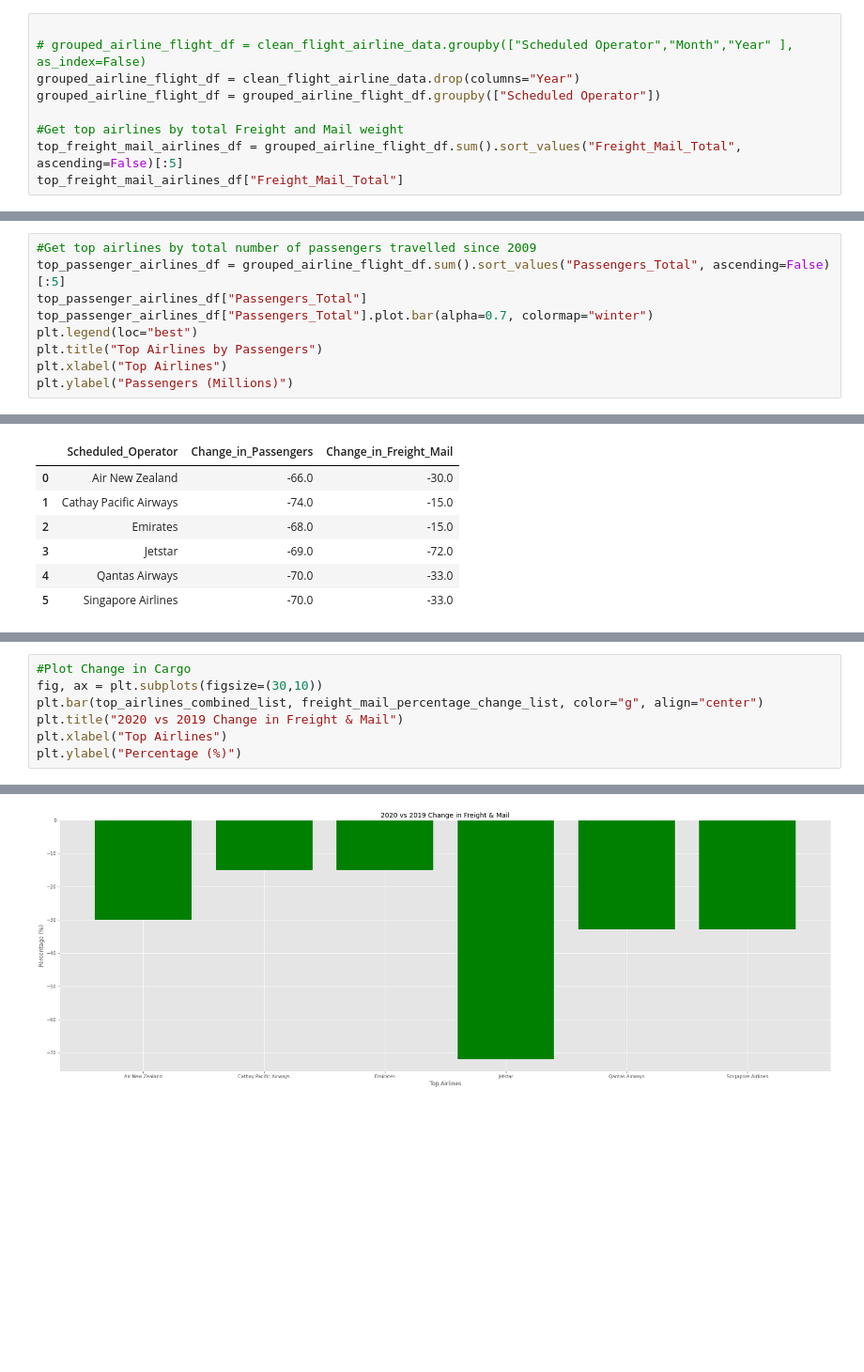
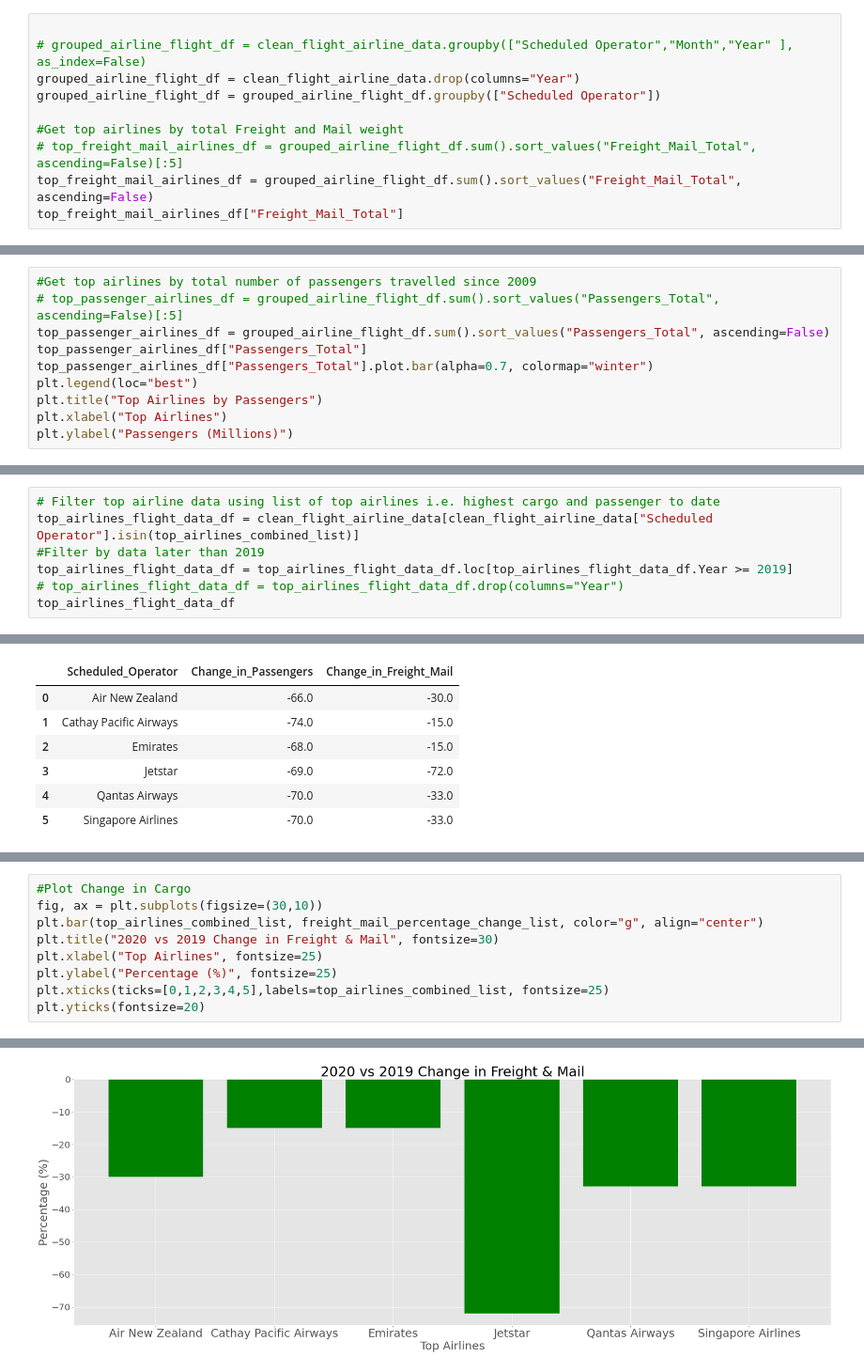
Before and after one commit to dianeyaneza/ebay-espresso, a Jupyter notebook: investigation/project_1_airline_performance.ipynb, the cells around one changed output, grey strips where cells are left out. Shown at 94% size. Drawn from its saved outputs; the diff is of its cells as text; blank space fills up the shorter version.

```diff
--- a/investigation/project_1_airline_performance.ipynb
+++ b/investigation/project_1_airline_performance.ipynb
@@ -154,7 +154,8 @@ grouped_airline_flight_df = clean_flight_airline_data.drop(columns="Year")
 grouped_airline_flight_df = grouped_airline_flight_df.groupby(["Scheduled Operator"])
 
 #Get top airlines by total Freight and Mail weight
-top_freight_mail_airlines_df = grouped_airline_flight_df.sum().sort_values("Freight_Mail_Total", ascending=False)[:5]
+# top_freight_mail_airlines_df = grouped_airline_flight_df.sum().sort_values("Freight_Mail_Total", ascending=False)[:5]
+top_freight_mail_airlines_df = grouped_airline_flight_df.sum().sort_values("Freight_Mail_Total", ascending=False)
 top_freight_mail_airlines_df["Freight_Mail_Total"]
 # %% [output]
 Scheduled Operator
@@ -183,7 +205,8 @@ Index(['Singapore Airlines', 'Qantas Airways', 'Emirates',
       dtype='object', name='Scheduled Operator')
 # %%
 #Get top airlines by total number of passengers travelled since 2009
-top_passenger_airlines_df = grouped_airline_flight_df.sum().sort_values("Passengers_Total", ascending=False)[:5]
+# top_passenger_airlines_df = grouped_airline_flight_df.sum().sort_values("Passengers_Total", ascending=False)[:5]
+top_passenger_airlines_df = grouped_airline_flight_df.sum().sort_values("Passengers_Total", ascending=False)
 top_passenger_airlines_df["Passengers_Total"]
 top_passenger_airlines_df["Passengers_Total"].plot.bar(alpha=0.7, colormap="winter")
 plt.legend(loc="best")
@@ -234,0 +287,7 @@ top_airlines_flight_data_df
+# %%
+# Filter top airline data using list of top airlines i.e. highest cargo and passenger to date
+top_airlines_flight_data_df = clean_flight_airline_data[clean_flight_airline_data["Scheduled Operator"].isin(top_airlines_combined_list)]
+#Filter by data later than 2019
+top_airlines_flight_data_df = top_airlines_flight_data_df.loc[top_airlines_flight_data_df.Year >= 2019]
+# top_airlines_flight_data_df = top_airlines_flight_data_df.drop(columns="Year")
+top_airlines_flight_data_df
@@ -308,7 +410,9 @@ Text(0, 0.5, 'Percentage (%)')
 #Plot Change in Cargo
 fig, ax = plt.subplots(figsize=(30,10))
 plt.bar(top_airlines_combined_list, freight_mail_percentage_change_list, color="g", align="center")
-plt.title("2020 vs 2019 Change in Freight & Mail")
-plt.xlabel("Top Airlines")
-plt.ylabel("Percentage (%)")
+plt.title("2020 vs 2019 Change in Freight & Mail", fontsize=30)
+plt.xlabel("Top Airlines", fontsize=25)
+plt.ylabel("Percentage (%)", fontsize=25)
+plt.xticks(ticks=[0,1,2,3,4,5],labels=top_airlines_combined_list, fontsize=25)
+plt.yticks(fontsize=20)
 # %% [output]
@@ -316,4 +429,4 @@ Text(0, 0.5, 'Percentage (%)')
-[figure, old version]
+[figure, new version]
 # %%
 #Alternative Bar Cluster Plot Visualisation
 matplotlib.style.use('ggplot')
```
Also changed, not shown: parts of 15 cells of this notebook, 3 other files.
